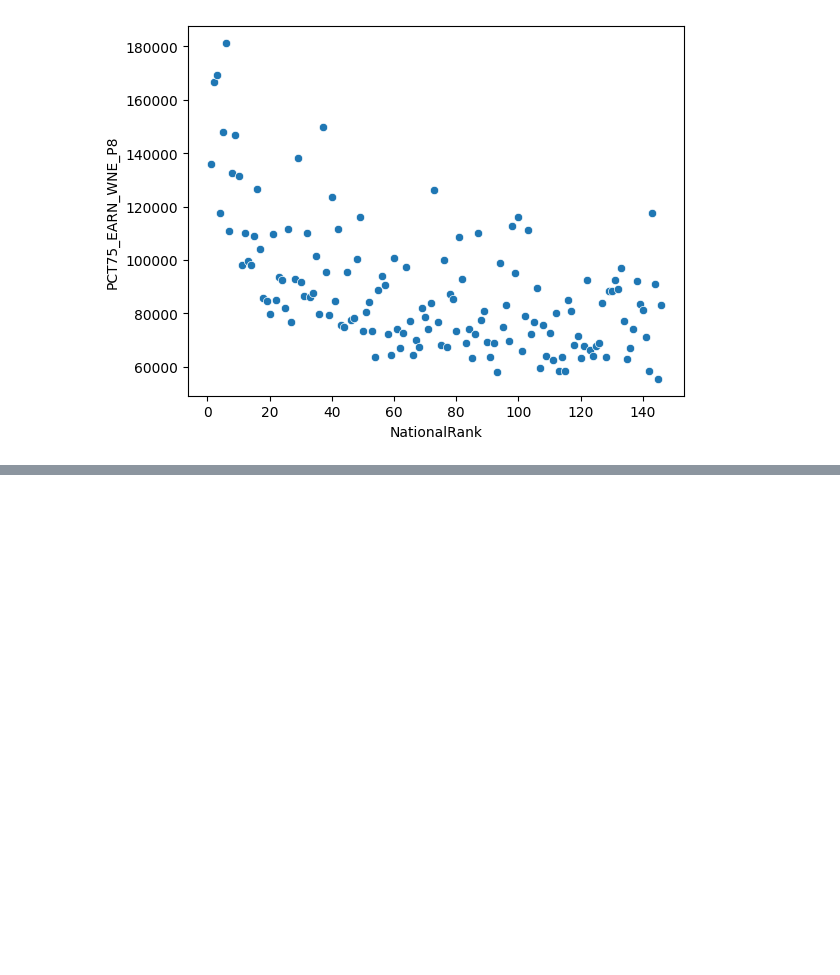
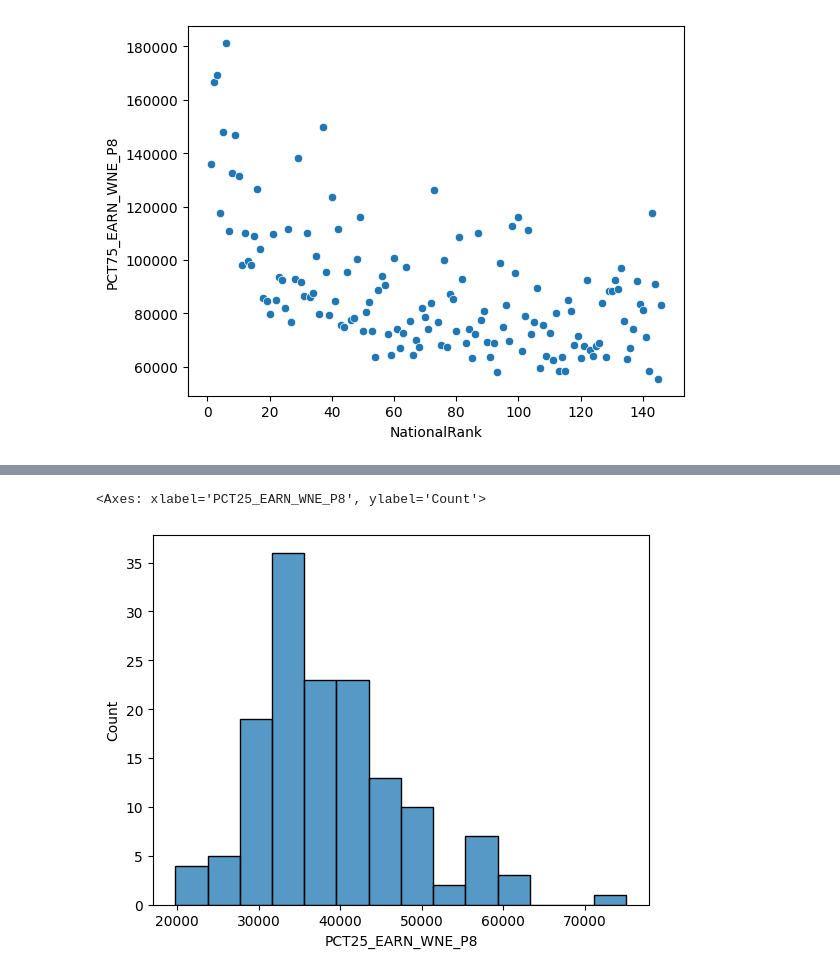
Before and after one commit to b4tan/College-Rank-and-Career-Success, a Jupyter notebook: 2018-2019-wrangle.ipynb, the cells around one changed output, grey strips where cells are left out. Drawn from its saved outputs; the diff is of its cells as text; code cells hidden in the pictures; blank space fills up the shorter version.

```diff
--- a/2018-2019-wrangle.ipynb
+++ b/2018-2019-wrangle.ipynb
@@ -135,0 +149,5 @@ sns.scatterplot( data = college_data, x = 'NationalRank', y = 'PCT75_EARN_WNE_P8
+# %%
+sns.histplot(college_data['PCT25_EARN_WNE_P8'])
+# %% [output]
+<Axes: xlabel='PCT25_EARN_WNE_P8', ylabel='Count'>
+[figure, added]
```
Also changed, not shown: parts of 7 cells of this notebook, 1 other file.
